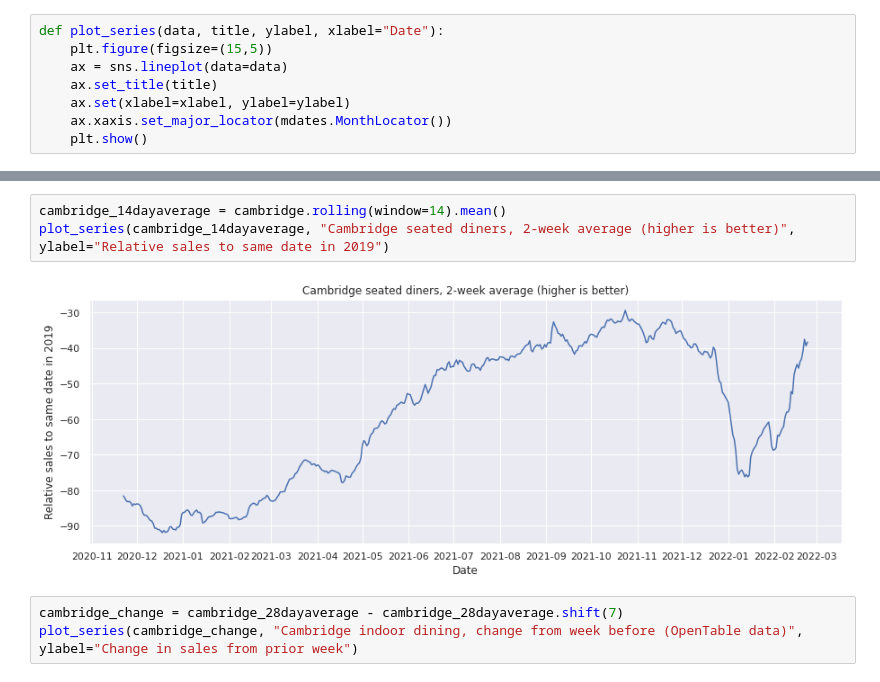
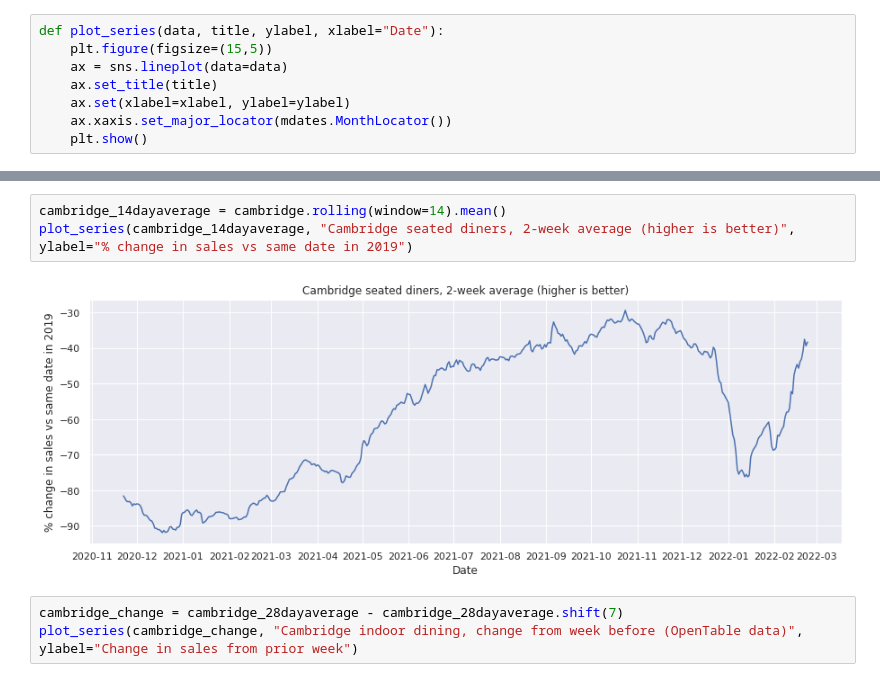
Before and after one commit to itamarst/cambridge-dining, a Jupyter notebook: dining-cambridge.ipynb, the cells around one changed output, grey strips where cells are left out. Drawn from its saved outputs; the diff is of its cells as text.

```diff
--- a/dining-cambridge.ipynb
+++ b/dining-cambridge.ipynb
@@ -44,9 +44,9 @@ plot_series(cambridge, "Cambridge indoor dining (OpenTable data)", ylabel="Relat
 [figure]
 # %%
 cambridge_14dayaverage = cambridge.rolling(window=14).mean()
-plot_series(cambridge_14dayaverage, "Cambridge seated diners, 2-week average (higher is better)", ylabel="Relative sales to same date in 2019")
+plot_series(cambridge_14dayaverage, "Cambridge seated diners, 2-week average (higher is better)", ylabel="% change in sales vs same date in 2019")
 # %% [output]
-[figure, old version]
+[figure, new version]
 # %%
 cambridge_change = cambridge_28dayaverage - cambridge_28dayaverage.shift(7)
 plot_series(cambridge_change, "Cambridge indoor dining, change from week before (OpenTable data)", ylabel="Change in sales from prior week")
```
Also changed, not shown: parts of 1 cell of this notebook.
